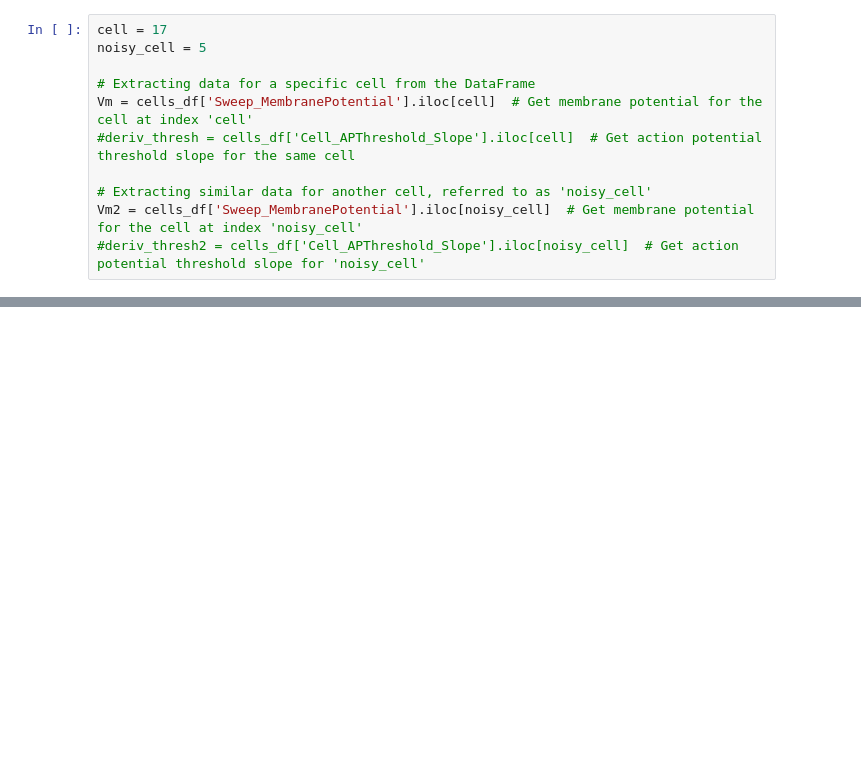
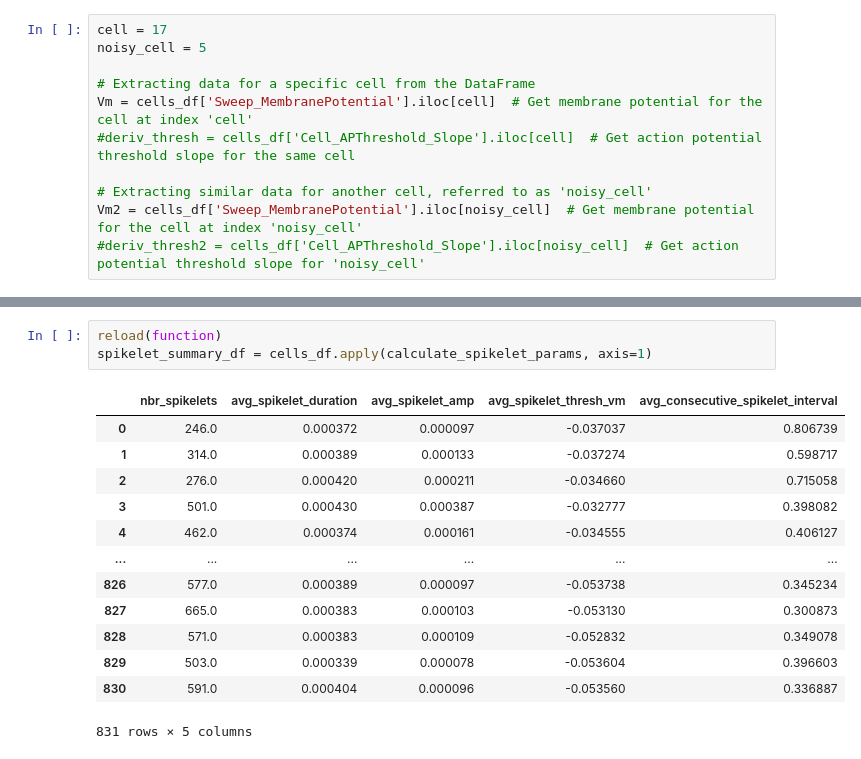
Before and after one commit to maxcaa/neuro_circuit, a Jupyter notebook: Cleardoc.ipynb, the cells around one changed output, grey strips where cells are left out. Saved outputs shown, nothing was run; the diff lists cells and outputs as text; blank space fills up the shorter version.

```diff
--- a/Cleardoc.ipynb
+++ b/Cleardoc.ipynb
@@ -74,0 +96,17 @@ ValueError: Shape of passed values is (103, 1), indices imply (103, 6)
+# %%
+reload(function)
+spikelet_summary_df = cells_df.apply(calculate_spikelet_params, axis=1)
+# %% [output]
+|  | nbr_spikelets | avg_spikelet_duration | avg_spikelet_amp | avg_spikelet_thresh_vm | avg_consecutive_spikelet_interval |
+| 0 | 246.0 | 0.000372 | 0.000097 | -0.037037 | 0.806739 |
+| 1 | 314.0 | 0.000389 | 0.000133 | -0.037274 | 0.598717 |
+| 2 | 276.0 | 0.000420 | 0.000211 | -0.034660 | 0.715058 |
+| 3 | 501.0 | 0.000430 | 0.000387 | -0.032777 | 0.398082 |
+| 4 | 462.0 | 0.000374 | 0.000161 | -0.034555 | 0.406127 |
+| ... | ... | ... | ... | ... | ... |
+| 826 | 577.0 | 0.000389 | 0.000097 | -0.053738 | 0.345234 |
+| 827 | 665.0 | 0.000383 | 0.000103 | -0.053130 | 0.300873 |
+| 828 | 571.0 | 0.000383 | 0.000109 | -0.052832 | 0.349078 |
+| 829 | 503.0 | 0.000339 | 0.000078 | -0.053604 | 0.396603 |
+| 830 | 591.0 | 0.000404 | 0.000096 | -0.053560 | 0.336887 |
+831 rows × 5 columns
```
Also changed, not shown: parts of 4 cells of this notebook, 1 other file.
